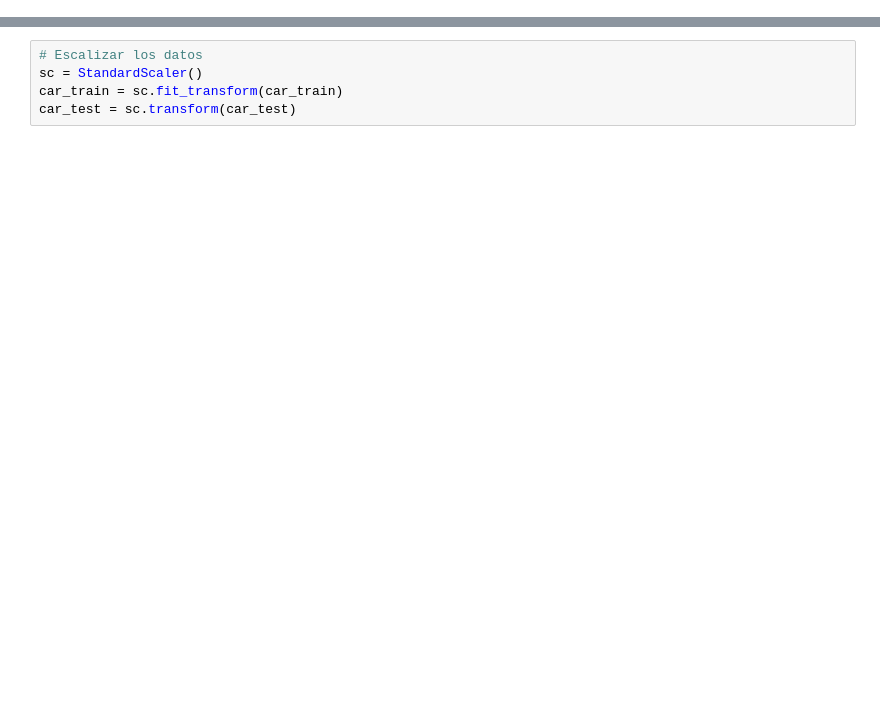
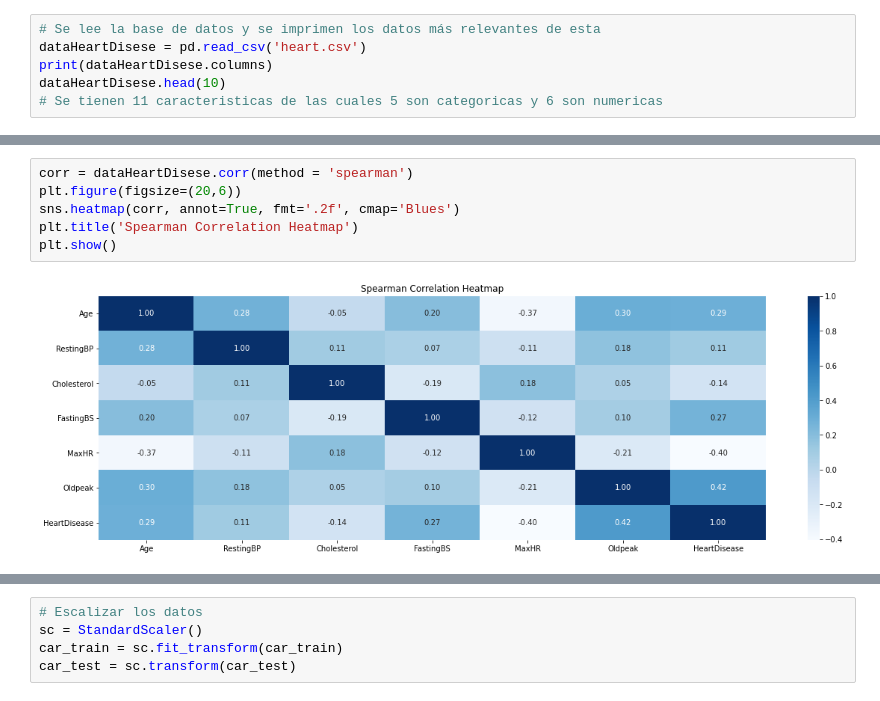
Before and after one commit to jessicacastillo16/Proyecto_Final_IA, a Jupyter notebook: Proyecto_IA.ipynb, the cells around one changed output, grey strips where cells are left out. Cells and saved outputs as stored; diff of their text form; blank space fills up the shorter version.

```diff
--- a/Proyecto_IA.ipynb
+++ b/Proyecto_IA.ipynb
@@ -44,0 +15,6 @@ dataHeartDisese.head(10)
+# %%
+# Se lee la base de datos y se imprimen los datos más relevantes de esta
+dataHeartDisese = pd.read_csv('heart.csv')
+print(dataHeartDisese.columns)
+dataHeartDisese.head(10)
+# Se tienen 11 caracteristicas de las cuales 5 son categoricas y 6 son numericas
@@ -44,0 +53,8 @@ dataHeartDisese.head(10)
+# %%
+corr = dataHeartDisese.corr(method = 'spearman')
+plt.figure(figsize=(20,6))
+sns.heatmap(corr, annot=True, fmt='.2f', cmap='Blues')
+plt.title('Spearman Correlation Heatmap')
+plt.show()
+# %% [output]
+[figure, added]
```
Also changed, not shown: parts of 15 cells of this notebook.
